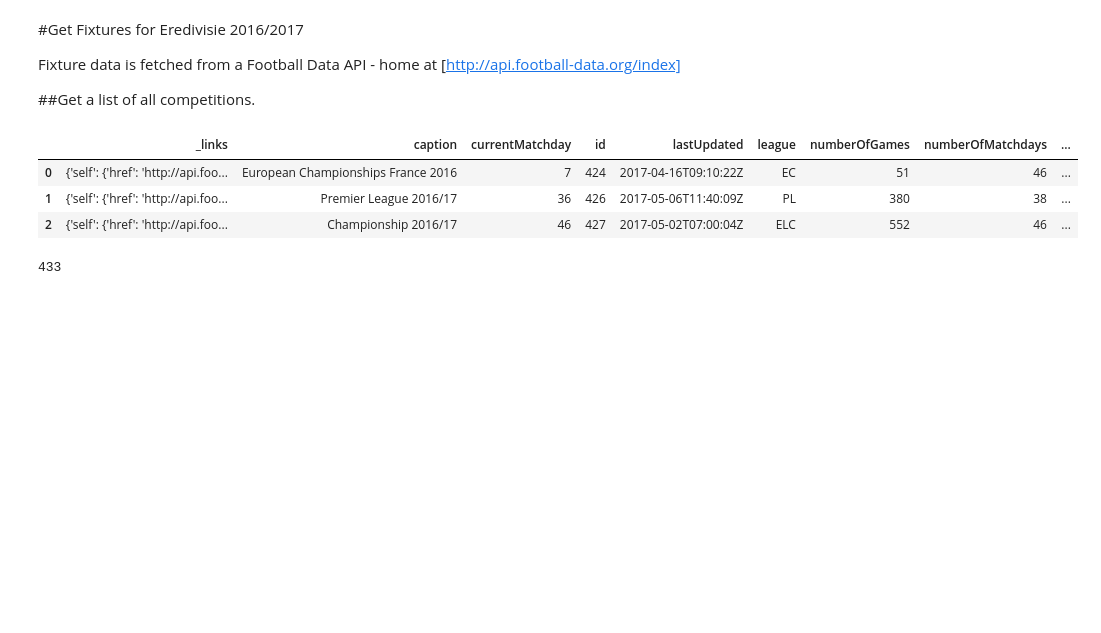
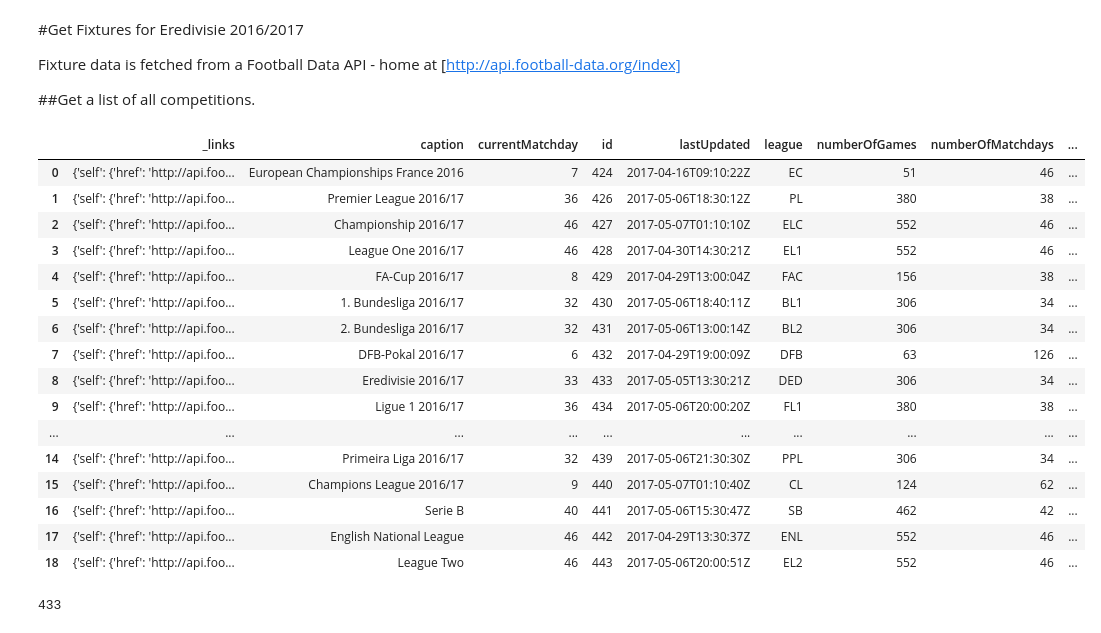
Before and after one commit to lucasjellema/jupyter-notebook-eredivisie, a Jupyter notebook: EredivisieResults_2016_2017.ipynb, the cells around one changed output. Drawn from its saved outputs; the diff is of its cells as text; code cells hidden in the pictures; blank space fills up the shorter version.

```diff
--- a/EredivisieResults_2016_2017.ipynb
+++ b/EredivisieResults_2016_2017.ipynb
@@ -18,18 +21,49 @@ Sections
 Fixture data is fetched from a Football Data API - home at [http://api.football-data.org/index]
 
 ##Get a list of all competitions.
-# %%
-import pandas
-
-url2016competitions =  "http://api.football-data.org/v1/competitions/?season=2016"
-
-df = pandas.read_json(url2016competitions)
-df.head(3)
-# %% [output]
-|  | _links | caption | currentMatchday | id | lastUpdated | league | numberOfGames | numberOfMatchdays | ... |
-| 0 | {'self': {'href': 'http://api.foo... | European Championships France 2016 | 7 | 424 | 2017-04-16T09:10:22Z | EC | 51 | 46 | ... |
-| 1 | {'self': {'href': 'http://api.foo... | Premier League 2016/17 | 36 | 426 | 2017-05-06T11:40:09Z | PL | 380 | 38 | ... |
-| 2 | {'self': {'href': 'http://api.foo... | Championship 2016/17 | 46 | 427 | 2017-05-02T07:00:04Z | ELC | 552 | 46 | ... |
+# %%
+%matplotlib inline
+
+import matplotlib
+import numpy as np
+import matplotlib.pyplot as plt
+# included the above in the first cell because of http://stackoverflow.com/questions/19410042/how-to-make-ipython-notebook-matplotlib-plot-inline
+
+import pandas as pd
+import json
+import requests
+#docs on requests library: http://docs.python-requests.org/en/master/
+
+
+
+footballAPIToken = 'cac8fc0c5de44730b74617546d523715'
+APIKeyHttpHeaderName = "X-Auth-Token"
+
+
+url2016competitions =  "http://api.football-data.org/v1/competitions/?season=2016"
+headers = {APIKeyHttpHeaderName: footballAPIToken}
+
+d = json.loads(requests.get(url2016competitions,headers=headers).text)
+df = pd.DataFrame(d)
+df
+# %% [output]
+|  | _links | caption | currentMatchday | id | lastUpdated | league | numberOfGames | numberOfMatchdays | ... |
+| 0 | {'self': {'href': 'http://api.foo... | European Championships France 2016 | 7 | 424 | 2017-04-16T09:10:22Z | EC | 51 | 46 | ... |
+| 1 | {'self': {'href': 'http://api.foo... | Premier League 2016/17 | 36 | 426 | 2017-05-06T18:30:12Z | PL | 380 | 38 | ... |
+| 2 | {'self': {'href': 'http://api.foo... | Championship 2016/17 | 46 | 427 | 2017-05-07T01:10:10Z | ELC | 552 | 46 | ... |
+| 3 | {'self': {'href': 'http://api.foo... | League One 2016/17 | 46 | 428 | 2017-04-30T14:30:21Z | EL1 | 552 | 46 | ... |
+| 4 | {'self': {'href': 'http://api.foo... | FA-Cup 2016/17 | 8 | 429 | 2017-04-29T13:00:04Z | FAC | 156 | 38 | ... |
+| 5 | {'self': {'href': 'http://api.foo... | 1. Bundesliga 2016/17 | 32 | 430 | 2017-05-06T18:40:11Z | BL1 | 306 | 34 | ... |
+| 6 | {'self': {'href': 'http://api.foo... | 2. Bundesliga 2016/17 | 32 | 431 | 2017-05-06T13:00:14Z | BL2 | 306 | 34 | ... |
+| 7 | {'self': {'href': 'http://api.foo... | DFB-Pokal 2016/17 | 6 | 432 | 2017-04-29T19:00:09Z | DFB | 63 | 126 | ... |
+| 8 | {'self': {'href': 'http://api.foo... | Eredivisie 2016/17 | 33 | 433 | 2017-05-05T13:30:21Z | DED | 306 | 34 | ... |
+| 9 | {'self': {'href': 'http://api.foo... | Ligue 1 2016/17 | 36 | 434 | 2017-05-06T20:00:20Z | FL1 | 380 | 38 | ... |
+| ... | ... | ... | ... | ... | ... | ... | ... | ... | ... |
+| 14 | {'self': {'href': 'http://api.foo... | Primeira Liga 2016/17 | 32 | 439 | 2017-05-06T21:30:30Z | PPL | 306 | 34 | ... |
+| 15 | {'self': {'href': 'http://api.foo... | Champions League 2016/17 | 9 | 440 | 2017-05-07T01:10:40Z | CL | 124 | 62 | ... |
+| 16 | {'self': {'href': 'http://api.foo... | Serie B | 40 | 441 | 2017-05-06T15:30:47Z | SB | 462 | 42 | ... |
+| 17 | {'self': {'href': 'http://api.foo... | English National League | 46 | 442 | 2017-04-29T13:30:37Z | ENL | 552 | 46 | ... |
+| 18 | {'self': {'href': 'http://api.foo... | League Two | 46 | 443 | 2017-05-06T20:00:51Z | EL2 | 552 | 46 | ... |
 # %%
 league = df[df['league']=="DED"]
 league
```
Also changed, not shown: parts of 17 cells of this notebook, 1 other file.
